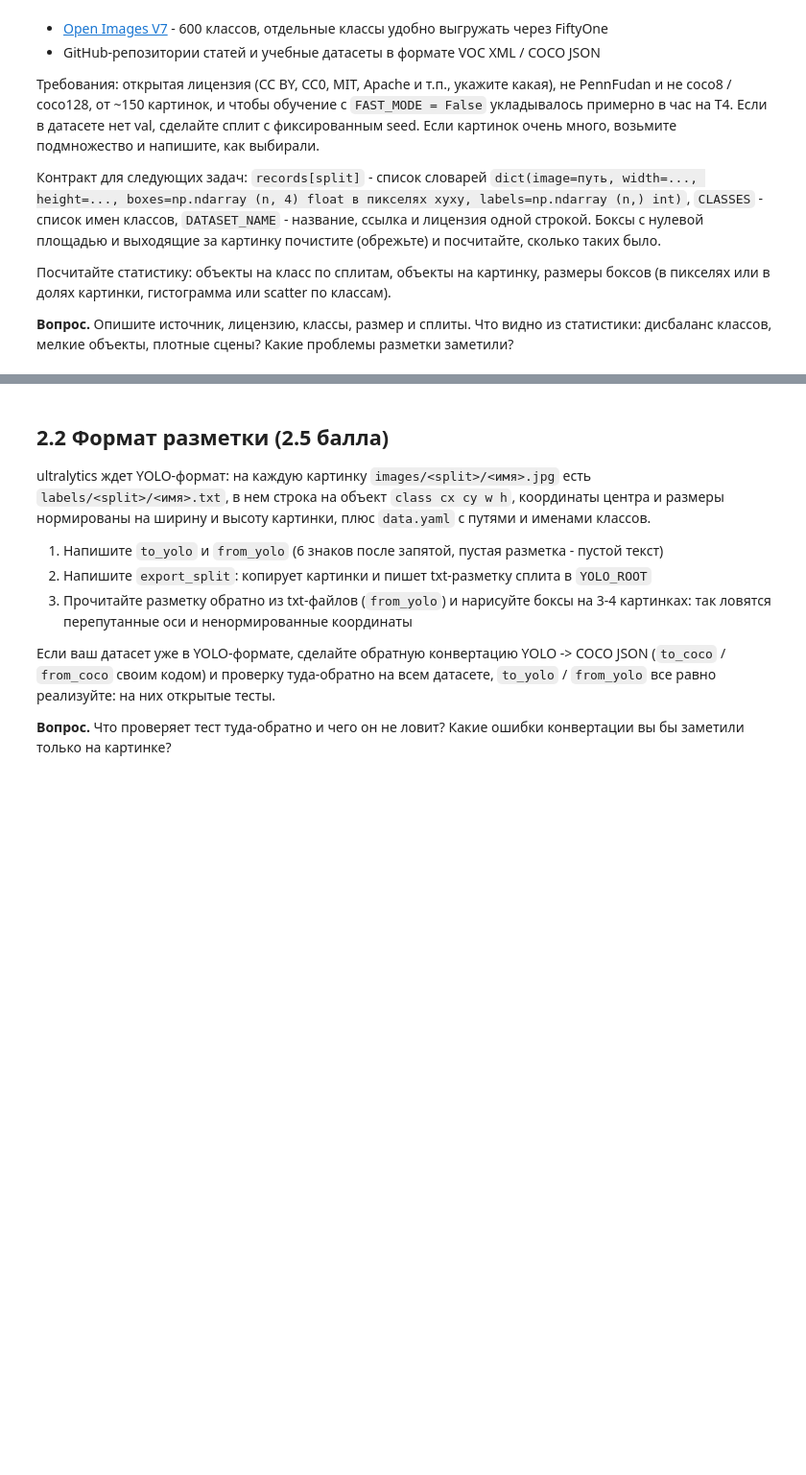
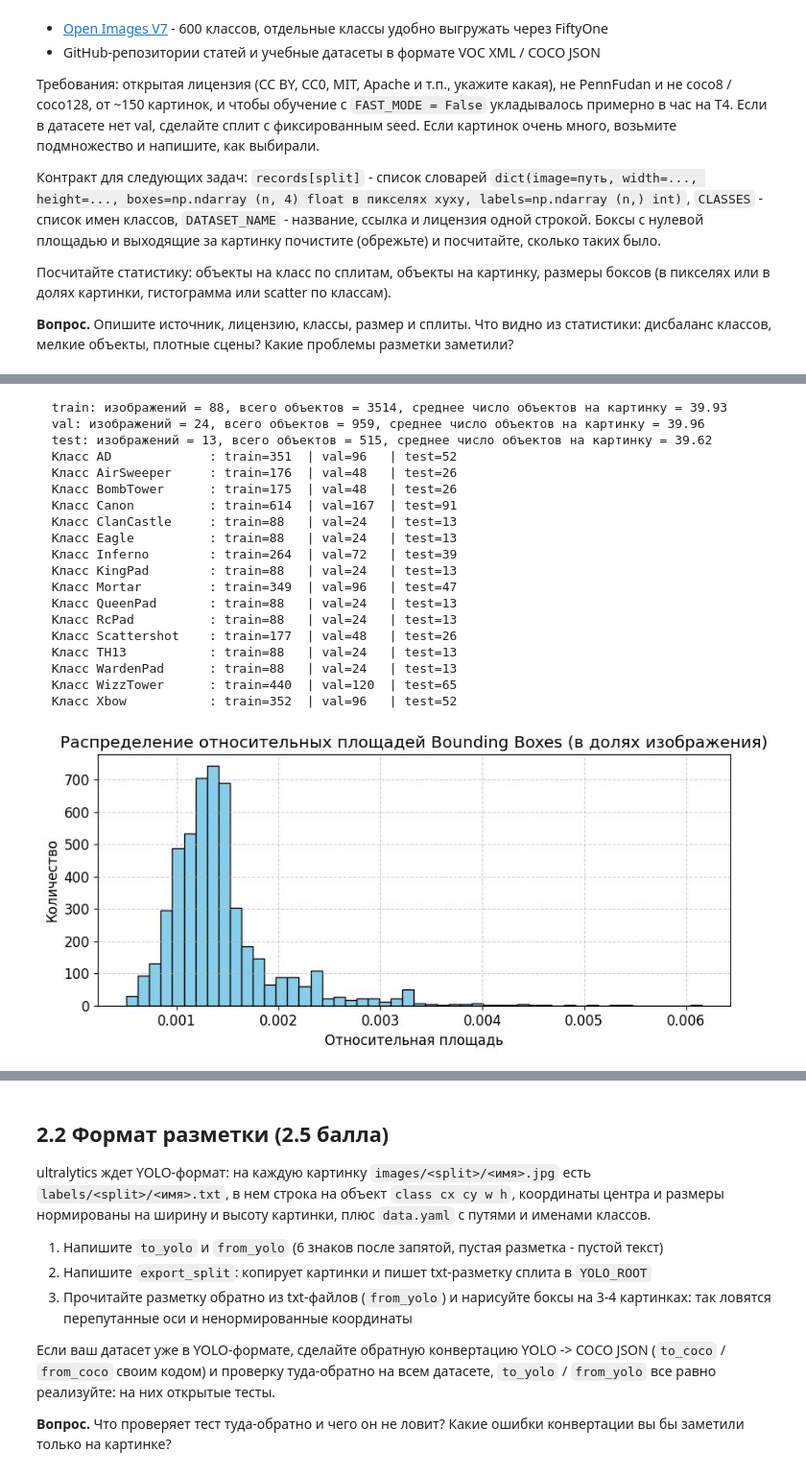
Before and after one commit to vorandpav/DeepLearining, a Jupyter notebook: hw2/hw2_cv.ipynb, the cells around one changed output, grey strips where cells are left out. Shown at 96% size. Saved outputs shown, nothing was run; the diff lists cells and outputs as text; code cells hidden in the pictures; blank space fills up the shorter version.

```diff
--- a/hw2/hw2_cv.ipynb
+++ b/hw2/hw2_cv.ipynb
@@ -268,4 +492,59 @@ for split, recs in records.items():
 # %%
-# ваш код
-raise NotImplementedError
+class_counts = {split: Counter() for split in records}
+total_objects_per_split = {split: 0 for split in records}
+objects_per_img = {split: [] for split in records}
+box_areas = []
+
+for split, recs in records.items():
+    for r in recs:
+        labels = r['labels']
+        objects_per_img[split].append(len(labels))
+        total_objects_per_split[split] += len(labels)
+        for l in labels:
+            class_counts[split][l] += 1
+
+        w, h = r['width'], r['height']
+        for box in r['boxes']:
+            bx_w = (box[2] - box[0]) / w
+            bx_h = (box[3] - box[1]) / h
+            box_areas.append(bx_w * bx_h)
+
+for split, recs in records.items():
+    mean_obj = np.mean(objects_per_img[split]) if recs else 0
+    print(f"  {split}: изображений = {len(recs)}, всего объектов = {total_objects_per_split[split]}, среднее число объектов на картинку = {mean_obj:.2f}")
+
+for i, name in enumerate(CLASSES):
+    train_cnt = class_counts['train'][i]
+    val_cnt = class_counts.get('val', Counter())[i]
+    test_cnt = class_counts.get('test', Counter())[i]
+    print(f"  Класс {name:15}: train={train_cnt:<4} | val={val_cnt:<4} | test={test_cnt:<4}")
+
+plt.figure(figsize=(10, 4))
+plt.hist(box_areas, bins=50, color='skyblue', edgecolor='black')
+plt.title('Распределение относительных площадей Bounding Boxes (в долях изображения)')
+plt.xlabel('Относительная площадь')
+plt.ylabel('Количество')
+plt.grid(True, linestyle='--', alpha=0.6)
+plt.show()
+# %% [output]
+  train: изображений = 88, всего объектов = 3514, среднее число объектов на картинку = 39.93
+  val: изображений = 24, всего объектов = 959, среднее число объектов на картинку = 39.96
+  test: изображений = 13, всего объектов = 515, среднее число объектов на картинку = 39.62
+  Класс AD             : train=351  | val=96   | test=52
+  Класс AirSweeper     : train=176  | val=48   | test=26
+  Класс BombTower      : train=175  | val=48   | test=26
+  Класс Canon          : train=614  | val=167  | test=91
+  Класс ClanCastle     : train=88   | val=24   | test=13
+  Класс Eagle          : train=88   | val=24   | test=13
+  Класс Inferno        : train=264  | val=72   | test=39
+  Класс KingPad        : train=88   | val=24   | test=13
+  Класс Mortar         : train=349  | val=96   | test=47
+  Класс QueenPad       : train=88   | val=24   | test=13
+  Класс RcPad          : train=88   | val=24   | test=13
+  Класс Scattershot    : train=177  | val=48   | test=26
+  Класс TH13           : train=88   | val=24   | test=13
+  Класс WardenPad      : train=88   | val=24   | test=13
+  Класс WizzTower      : train=440  | val=120  | test=65
+  Класс Xbow           : train=352  | val=96   | test=52
+[figure, added]
 # %% [markdown]
```
Also changed, not shown: parts of 74 cells of this notebook, 3 other files.
